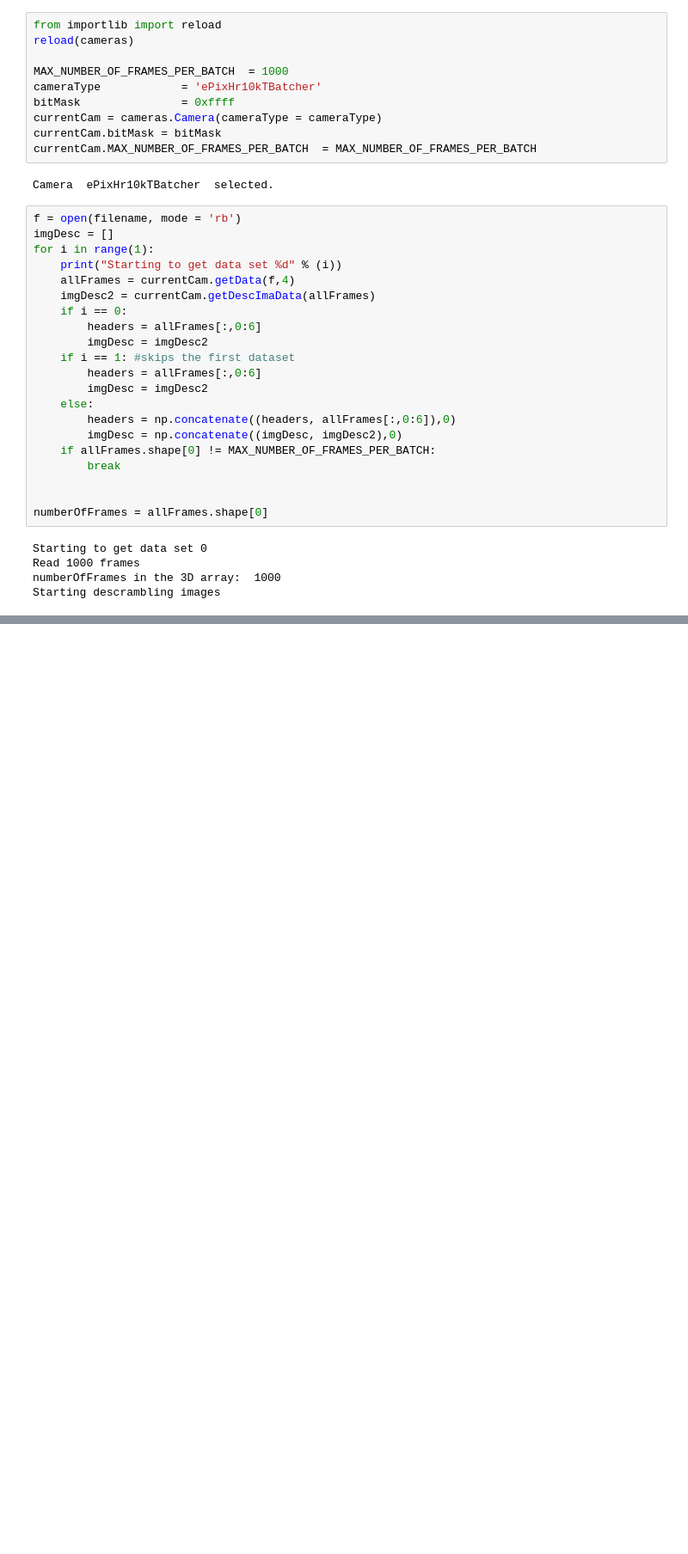
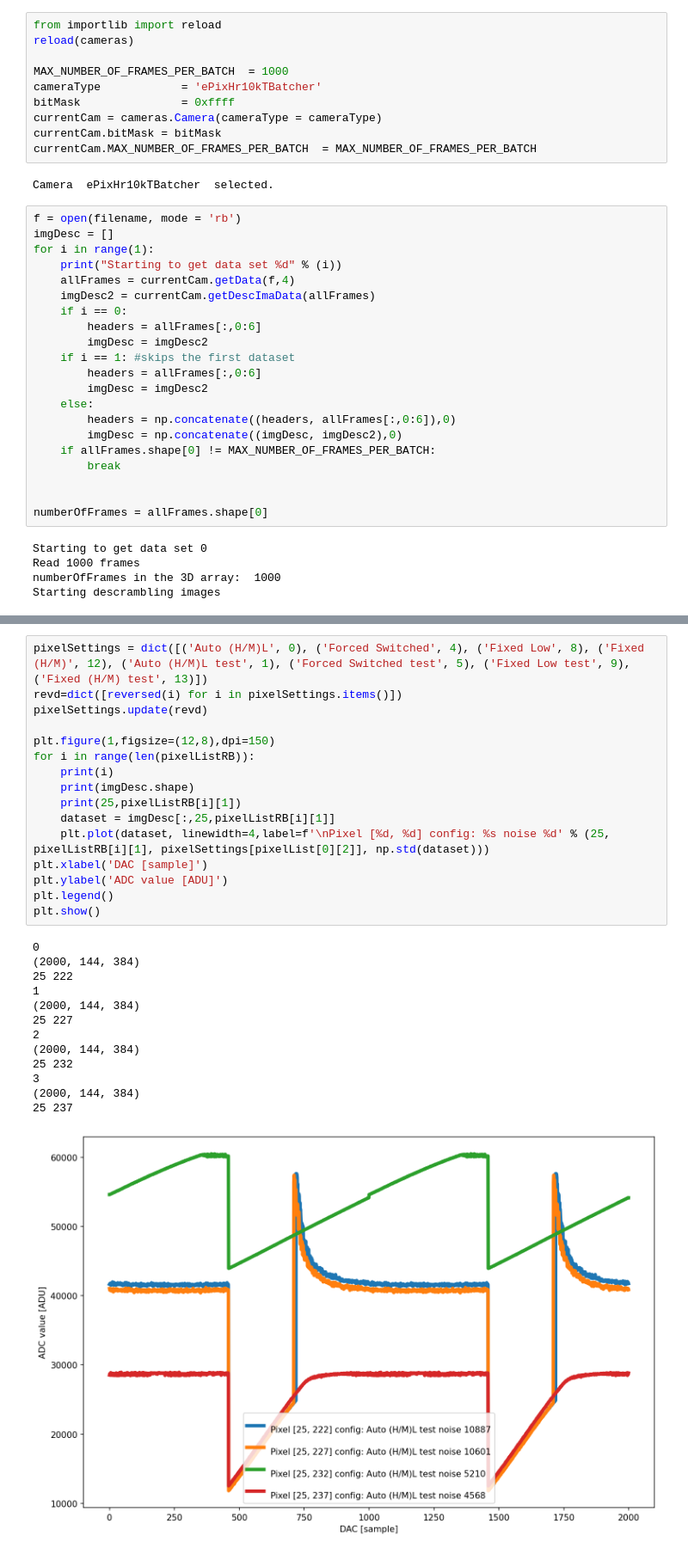
Before and after one commit to slaclab/epix-hr-single-10k, a Jupyter notebook: software/notebooks/ePix10KTLCLS-IITiming_ASICv3_250MHz_atest-ALL-HighGain.ipynb, the cells around one changed output, grey strips where cells are left out. Shown at 86% size. Saved outputs shown, nothing was run; the diff lists cells and outputs as text; blank space fills up the shorter version.

```diff
--- a/software/notebooks/ePix10KTLCLS-IITiming_ASICv3_250MHz_atest-ALL-HighGain.ipynb
+++ b/software/notebooks/ePix10KTLCLS-IITiming_ASICv3_250MHz_atest-ALL-HighGain.ipynb
@@ -393,0 +404,30 @@ plt.show()
+# %%
+pixelSettings = dict([('Auto (H/M)L', 0), ('Forced Switched', 4), ('Fixed Low', 8), ('Fixed (H/M)', 12), ('Auto (H/M)L test', 1), ('Forced Switched test', 5), ('Fixed Low test', 9), ('Fixed (H/M) test', 13)])
+revd=dict([reversed(i) for i in pixelSettings.items()])
+pixelSettings.update(revd)
+
+plt.figure(1,figsize=(12,8),dpi=150)
+for i in range(len(pixelListRB)):
+    print(i)
+    print(imgDesc.shape)
+    print(25,pixelListRB[i][1])
+    dataset = imgDesc[:,25,pixelListRB[i][1]]
+    plt.plot(dataset, linewidth=4,label=f'\nPixel [%d, %d] config: %s noise %d' % (25, pixelListRB[i][1], pixelSettings[pixelList[0][2]], np.std(dataset)))
+plt.xlabel('DAC [sample]')
+plt.ylabel('ADC value [ADU]')
+plt.legend()
+plt.show()
+# %% [output]
+0
+(2000, 144, 384)
+25 222
+1
+(2000, 144, 384)
+25 227
+2
+(2000, 144, 384)
+25 232
+3
+(2000, 144, 384)
+25 237
+[figure, added]
```
Also changed, not shown: parts of 12 cells of this notebook, 4 other files.
